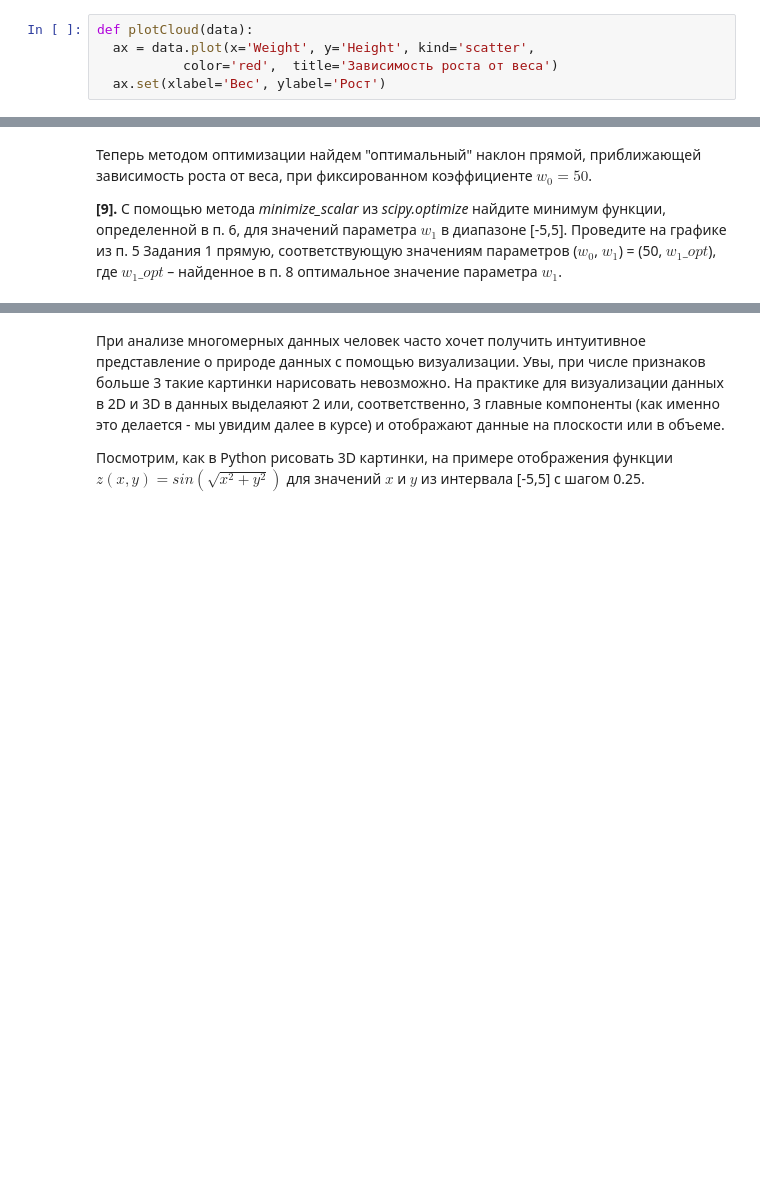
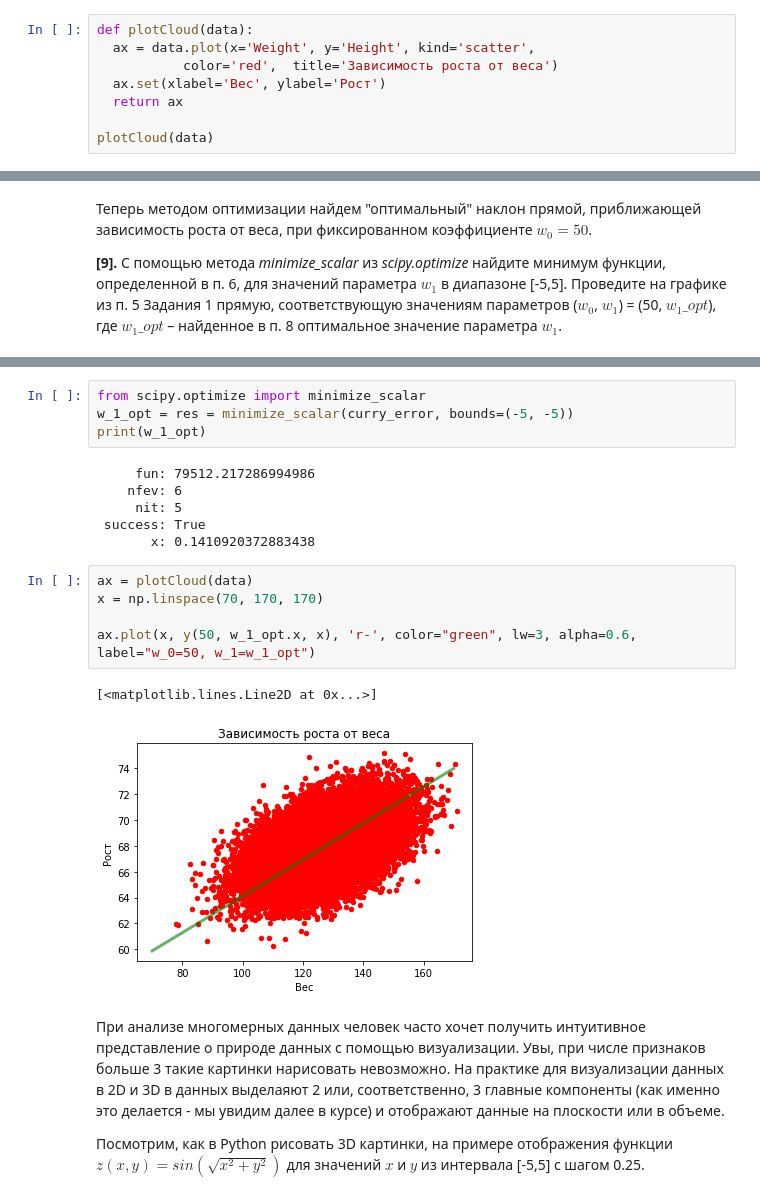
Before and after one commit to sevaspb/mipt_ya_ml_spec, a Jupyter notebook: supervised-learning/week-1/peer_review_linreg_height_weight.ipynb, the cells around one changed output, grey strips where cells are left out. Cells and saved outputs as stored; diff of their text form; blank space fills up the shorter version.

```diff
--- a/supervised-learning/week-1/peer_review_linreg_height_weight.ipynb
+++ b/supervised-learning/week-1/peer_review_linreg_height_weight.ipynb
@@ -108,4 +108,7 @@ def plotCloud(data):
   ax = data.plot(x='Weight', y='Height', kind='scatter',
            color='red',  title='Зависимость роста от веса')
   ax.set(xlabel='Вес', ylabel='Рост')
+  return ax
+
+plotCloud(data)
 # %% [output]
@@ -164,3 +172,21 @@ ax.legend(loc='best', frameon=False)
+# %%
+from scipy.optimize import minimize_scalar
+w_1_opt = res = minimize_scalar(curry_error, bounds=(-5, -5))
+print(w_1_opt)
+# %% [output]
+     fun: 79512.217286994986
+    nfev: 6
+     nit: 5
+ success: True
+       x: 0.1410920372883438
+# %%
+ax = plotCloud(data)
+x = np.linspace(70, 170, 170)
+
+ax.plot(x, y(50, w_1_opt.x, x), 'r-', color="green", lw=3, alpha=0.6, label="w_0=50, w_1=w_1_opt")
+# %% [output]
+[<matplotlib.lines.Line2D at 0x...>]
+[figure, added]
 # %% [markdown]
 При анализе многомерных данных человек часто хочет получить интуитивное представление о природе данных с помощью визуализации. Увы, при числе признаков больше 3 такие картинки нарисовать невозможно. На практике для визуализации данных в 2D и 3D в данных выделаяют 2 или, соответственно, 3 главные компоненты (как именно это делается - мы увидим далее в курсе) и отображают данные на плоскости или в объеме.
 
```
Also changed, not shown: parts of 7 cells of this notebook.
